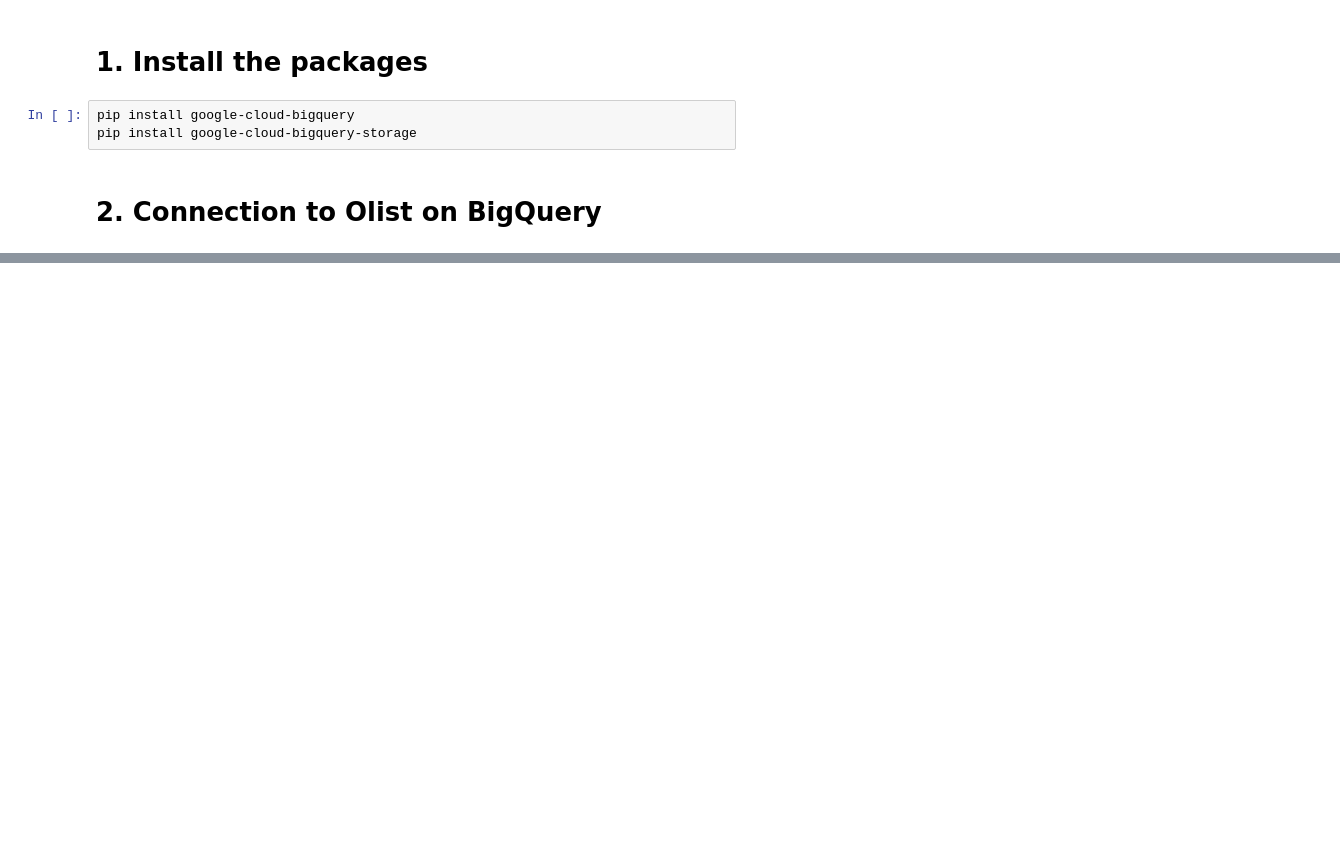
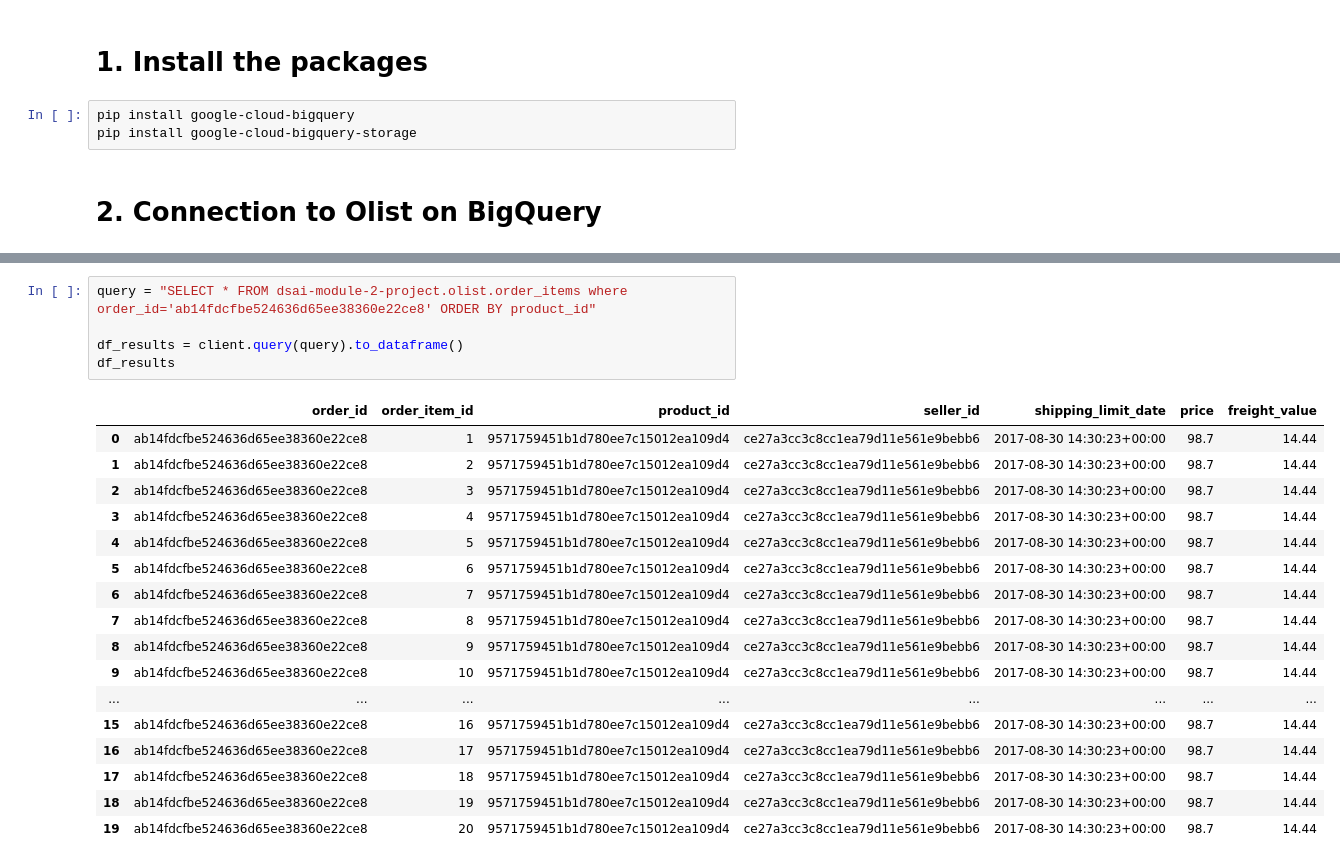
Before and after one commit to roysam/dsai-module-2-group-1, a Jupyter notebook: olis_data_exploration.ipynb, the cells around one changed output, grey strips where cells are left out. Drawn from its saved outputs; the diff is of its cells as text; blank space fills up the shorter version.

```diff
--- a/olis_data_exploration.ipynb
+++ b/olis_data_exploration.ipynb
@@ -45,0 +129,23 @@ df
+# %%
+query = "SELECT * FROM dsai-module-2-project.olist.order_items where order_id='ab14fdcfbe524636d65ee38360e22ce8' ORDER BY product_id"
+
+df_results = client.query(query).to_dataframe()
+df_results
+# %% [output]
+|  | order_id | order_item_id | product_id | seller_id | shipping_limit_date | price | freight_value |
+| 0 | ab14fdcfbe524636d65ee38360e22ce8 | 1 | 9571759451b1d780ee7c15012ea109d4 | ce27a3cc3c8cc1ea79d11e561e9bebb6 | 2017-08-30 14:30:23+00:00 | 98.7 | 14.44 |
+| 1 | ab14fdcfbe524636d65ee38360e22ce8 | 2 | 9571759451b1d780ee7c15012ea109d4 | ce27a3cc3c8cc1ea79d11e561e9bebb6 | 2017-08-30 14:30:23+00:00 | 98.7 | 14.44 |
+| 2 | ab14fdcfbe524636d65ee38360e22ce8 | 3 | 9571759451b1d780ee7c15012ea109d4 | ce27a3cc3c8cc1ea79d11e561e9bebb6 | 2017-08-30 14:30:23+00:00 | 98.7 | 14.44 |
+| 3 | ab14fdcfbe524636d65ee38360e22ce8 | 4 | 9571759451b1d780ee7c15012ea109d4 | ce27a3cc3c8cc1ea79d11e561e9bebb6 | 2017-08-30 14:30:23+00:00 | 98.7 | 14.44 |
+| 4 | ab14fdcfbe524636d65ee38360e22ce8 | 5 | 9571759451b1d780ee7c15012ea109d4 | ce27a3cc3c8cc1ea79d11e561e9bebb6 | 2017-08-30 14:30:23+00:00 | 98.7 | 14.44 |
+| 5 | ab14fdcfbe524636d65ee38360e22ce8 | 6 | 9571759451b1d780ee7c15012ea109d4 | ce27a3cc3c8cc1ea79d11e561e9bebb6 | 2017-08-30 14:30:23+00:00 | 98.7 | 14.44 |
+| 6 | ab14fdcfbe524636d65ee38360e22ce8 | 7 | 9571759451b1d780ee7c15012ea109d4 | ce27a3cc3c8cc1ea79d11e561e9bebb6 | 2017-08-30 14:30:23+00:00 | 98.7 | 14.44 |
+| 7 | ab14fdcfbe524636d65ee38360e22ce8 | 8 | 9571759451b1d780ee7c15012ea109d4 | ce27a3cc3c8cc1ea79d11e561e9bebb6 | 2017-08-30 14:30:23+00:00 | 98.7 | 14.44 |
+| 8 | ab14fdcfbe524636d65ee38360e22ce8 | 9 | 9571759451b1d780ee7c15012ea109d4 | ce27a3cc3c8cc1ea79d11e561e9bebb6 | 2017-08-30 14:30:23+00:00 | 98.7 | 14.44 |
+| 9 | ab14fdcfbe524636d65ee38360e22ce8 | 10 | 9571759451b1d780ee7c15012ea109d4 | ce27a3cc3c8cc1ea79d11e561e9bebb6 | 2017-08-30 14:30:23+00:00 | 98.7 | 14.44 |
+| ... | ... | ... | ... | ... | ... | ... | ... |
+| 15 | ab14fdcfbe524636d65ee38360e22ce8 | 16 | 9571759451b1d780ee7c15012ea109d4 | ce27a3cc3c8cc1ea79d11e561e9bebb6 | 2017-08-30 14:30:23+00:00 | 98.7 | 14.44 |
+| 16 | ab14fdcfbe524636d65ee38360e22ce8 | 17 | 9571759451b1d780ee7c15012ea109d4 | ce27a3cc3c8cc1ea79d11e561e9bebb6 | 2017-08-30 14:30:23+00:00 | 98.7 | 14.44 |
+| 17 | ab14fdcfbe524636d65ee38360e22ce8 | 18 | 9571759451b1d780ee7c15012ea109d4 | ce27a3cc3c8cc1ea79d11e561e9bebb6 | 2017-08-30 14:30:23+00:00 | 98.7 | 14.44 |
+| 18 | ab14fdcfbe524636d65ee38360e22ce8 | 19 | 9571759451b1d780ee7c15012ea109d4 | ce27a3cc3c8cc1ea79d11e561e9bebb6 | 2017-08-30 14:30:23+00:00 | 98.7 | 14.44 |
+| 19 | ab14fdcfbe524636d65ee38360e22ce8 | 20 | 9571759451b1d780ee7c15012ea109d4 | ce27a3cc3c8cc1ea79d11e561e9bebb6 | 2017-08-30 14:30:23+00:00 | 98.7 | 14.44 |
```
Also changed, not shown: parts of 36 cells of this notebook.
